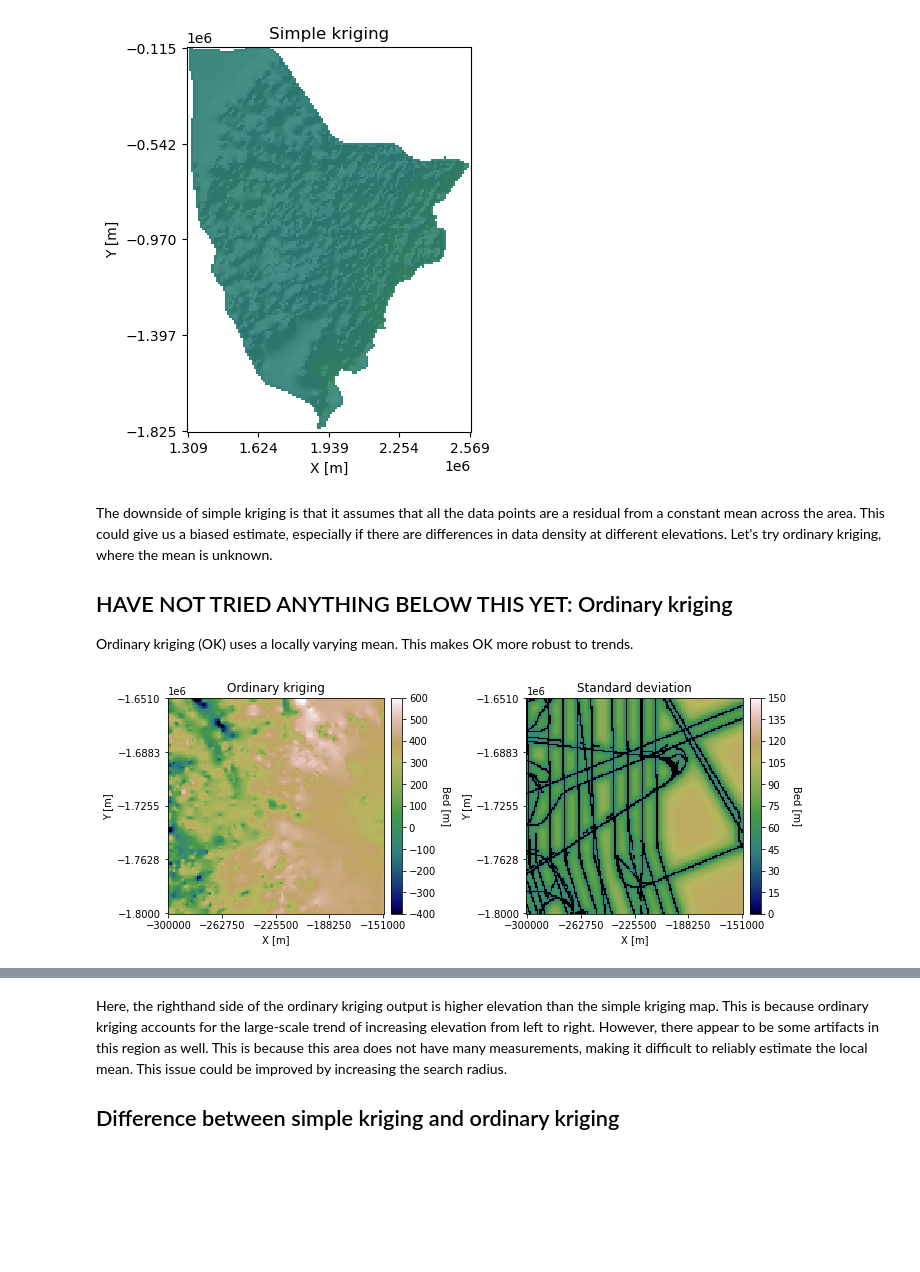
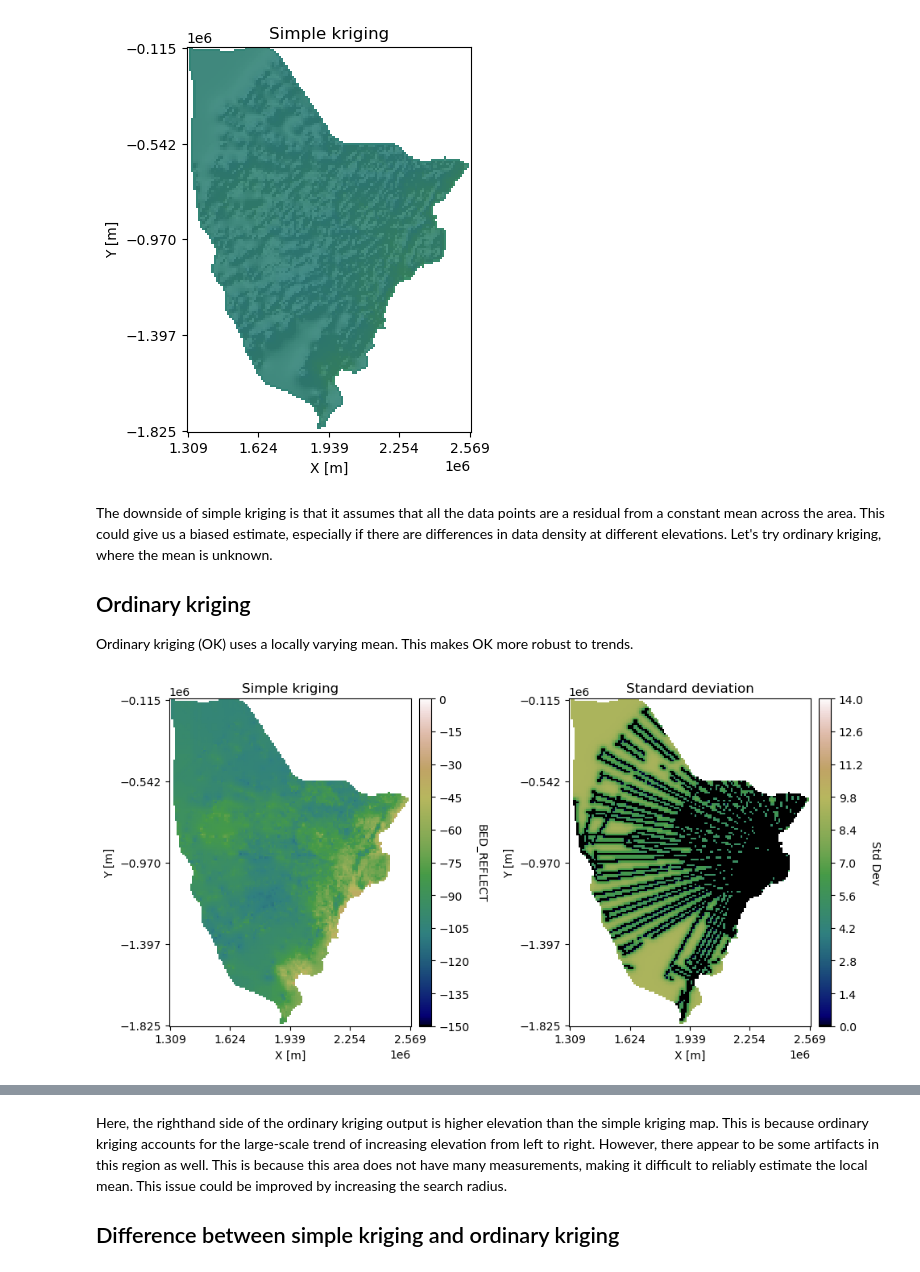
Before and after one commit to elizadawson/gstatsimbook, a Jupyter notebook: 3_Simple_kriging_and_ordinary_kriging.ipynb, the cells around one changed output, grey strips where cells are left out. Saved outputs shown, nothing was run; the diff lists cells and outputs as text; code cells hidden in the pictures; blank space fills up the shorter version.

Commit message:
added orginary kriging example

```diff
--- a/3_Simple_kriging_and_ordinary_kriging.ipynb
+++ b/3_Simple_kriging_and_ordinary_kriging.ipynb
@@ -273,7 +273,7 @@ mplot1(Pred_grid_xy, spred_trans, rows, cols, title='Simple kriging', hillshade=
 # %% [markdown]
 The downside of simple kriging is that it assumes that all the data points are a residual from a constant mean across the area. This could give us a biased estimate, especially if there are differences in data density at different elevations. Let's try ordinary kriging, where the mean is unknown.
 
-## HAVE NOT TRIED ANYTHING BELOW THIS YET: Ordinary kriging
+## Ordinary kriging
 
 Ordinary kriging (OK) uses a locally varying mean. This makes OK more robust to trends.
 # %%
@@ -298,10 +298,16 @@ pred_trans[~inside_mask.values] = np.nan
 std_trans[~inside_mask.values] = np.nan
 # %%
 # plot ordinary kriging and stnadard deviation
-mplot2_std(Pred_grid_xy, pred_trans, std_trans, rows, cols,
-           title1='Ordinary kriging', title2='Standard deviation')
+# mplot2_std(Pred_grid_xy, pred_trans, std_trans, rows, cols,
+#            title1='Ordinary kriging', title2='Standard deviation')
+
+# plot simple kriging and standard deviation
+mplot2_std(Pred_grid_xy, pred_trans, std_trans,
+           rows, cols, title1='Simple kriging', title2='Standard deviation',
+           vmin=-150, vmax=0, std_vmin=0, std_vmax=14,
+           clabel='BED_REFLECT', std_clabel='Std Dev')
 # %% [output]
-[figure, old version]
+[figure, new version]
 # %%
 # make hillshade for visualizing
 mplot1(Pred_grid_xy, pred_trans, rows, cols, title='Ordinary kriging', hillshade=True)
```
Also changed, not shown: parts of 3 cells of this notebook.
